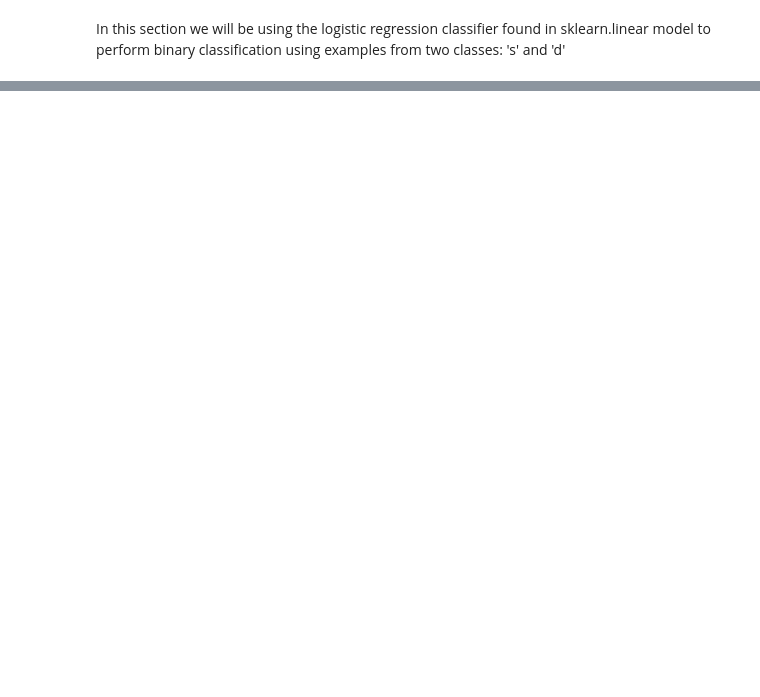
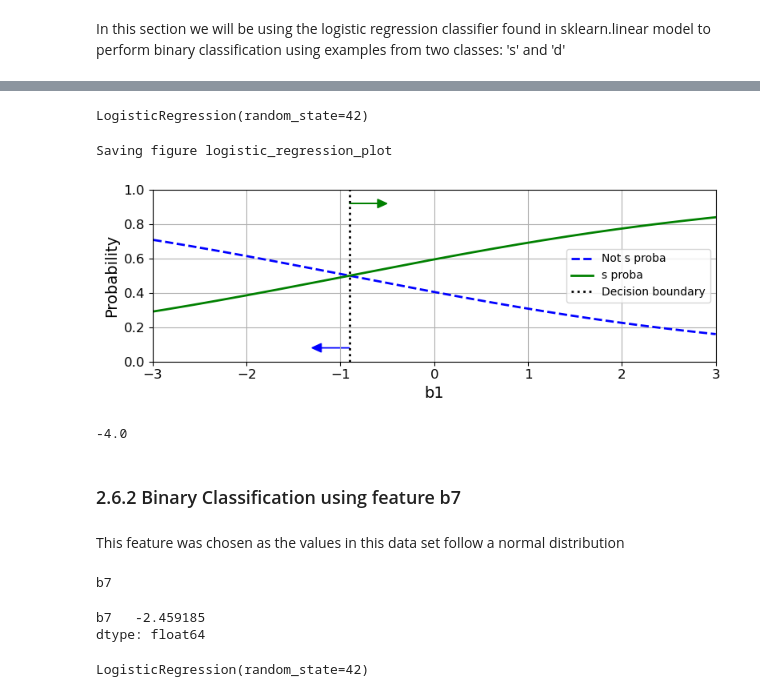
Before and after one commit to Bsubs/CITS5508_Machine_Learning, a Jupyter notebook: assignment1/assignment1.ipynb, the cells around one changed output, grey strips where cells are left out. Cells and saved outputs as stored; diff of their text form; code cells hidden in the pictures; blank space fills up the shorter version.

```diff
--- a/assignment1/assignment1.ipynb
+++ b/assignment1/assignment1.ipynb
@@ -215,4 +228,4 @@ def remove_data(setX, setY, label1, label2):
 # %%
 # Removing 'o' and 'h' from the datasets
-training_x_bin, training_y_bin = remove_data(training_X, training_y, 'o', 'h')
-testing_x_bin, testing_y_bin = remove_data(testing_X, testing_y, 'o', 'h')
+train_X, train_y = remove_data(training_X, training_y, 'o', 'h')
+test_X, test_y = remove_data(testing_X, testing_y, 'o', 'h')
@@ -292,0 +236,4 @@ precision, recall, thresholds = precision_recall_curve(testing_y_bin, y_prob, po
+# %%
+# Removes all other features from the dataset
+
+x = prep_bin_data('b1', train_X)
@@ -292,0 +251,61 @@ precision, recall, thresholds = precision_recall_curve(testing_y_bin, y_prob, po
+# %%
+from sklearn.linear_model import LogisticRegression
+
+log_reg = LogisticRegression(random_state=42)
+log_reg.fit(x.values, train_y.values)
+# %% [output]
+LogisticRegression(random_state=42)
+# %%
+X_new = np.linspace(-4, 3, 1000).reshape(-1, 1)  # reshape to get a column vector
+y_proba = log_reg.predict_proba(X_new)
+decision_boundary = X_new[y_proba[:, 1] >= 0.5][0, 0]
+
+plt.figure(figsize=(8, 3))  # extra code – not needed, just formatting
+plt.plot(X_new, y_proba[:, 0], "b--", linewidth=2,
+         label="Not s proba")
+plt.plot(X_new, y_proba[:, 1], "g-", linewidth=2, label="s proba")
+plt.plot([decision_boundary, decision_boundary], [0, 1], "k:", linewidth=2,
+         label="Decision boundary")
+
+# extra code – this section beautifies and saves Figure 4–23
+plt.arrow(x=decision_boundary, y=0.08, dx=-0.3, dy=0,
+          head_width=0.05, head_length=0.1, fc="b", ec="b")
+plt.arrow(x=decision_boundary, y=0.92, dx=0.3, dy=0,
+          head_width=0.05, head_length=0.1, fc="g", ec="g")
+plt.xlabel("b1")
+plt.ylabel("Probability")
+plt.legend(loc="center right")
+plt.axis([-3, 3, 0, 1])
+plt.grid()
+save_fig("logistic_regression_plot")
+
+plt.show()
+# %% [output]
+Saving figure logistic_regression_plot
+[figure, added]
+# %%
+decision_boundary
+# %% [output]
+-4.0
+# %% [markdown]
+### 2.6.2 Binary Classification using feature b7
+# %% [markdown]
+This feature was chosen as the values in this data set follow a normal distribution
+# %%
+# Removes all other features from the dataset
+
+x = prep_bin_data('b7', train_X)
+# %% [output]
+b7
+# %%
+x.min()
+# %% [output]
+b7   -2.459185
+dtype: float64
+# %%
+from sklearn.linear_model import LogisticRegression
+
+log_reg = LogisticRegression(random_state=42)
+log_reg.fit(x.values, train_y.values)
+# %% [output]
+LogisticRegression(random_state=42)
```
Also changed, not shown: parts of 42 cells of this notebook.
